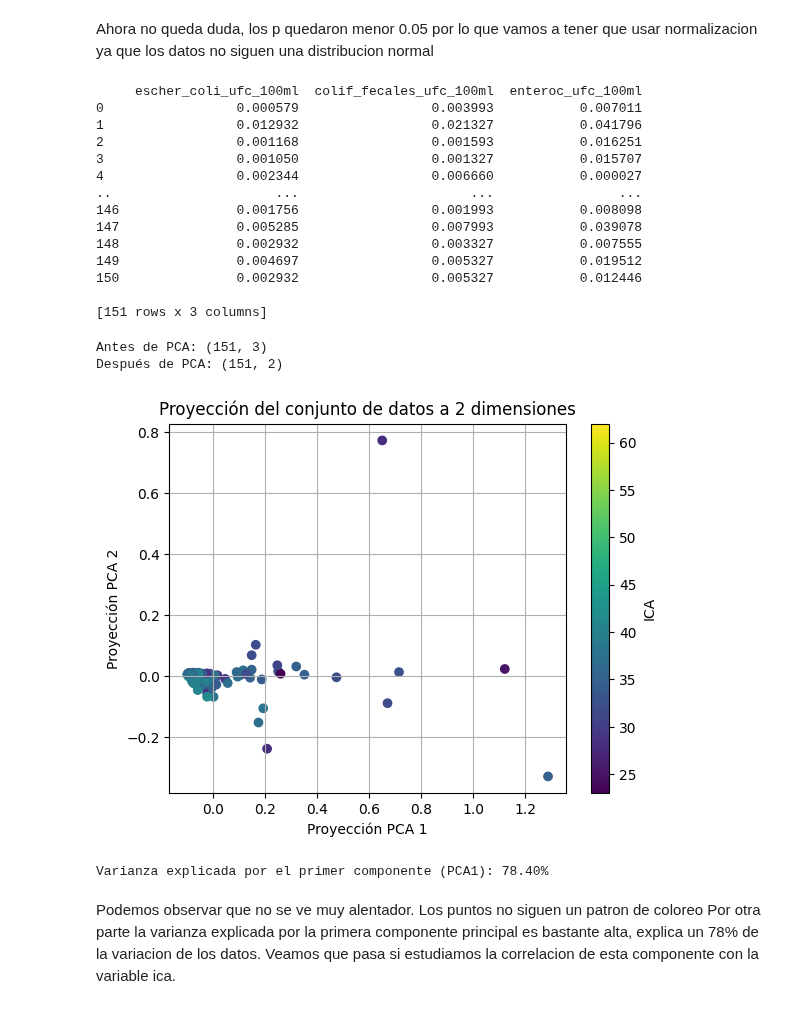
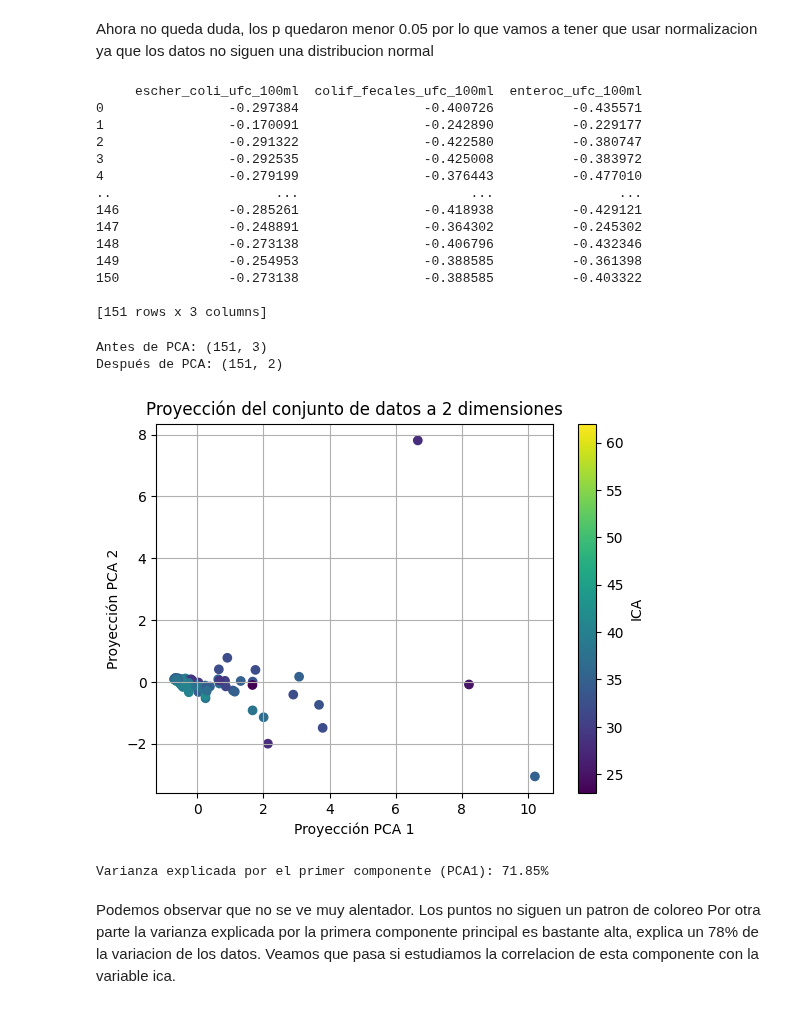
Before and after one commit to MaximoReynoso/TrabajoEspecial, a Jupyter notebook: TrabajoEspecial.ipynb, the cells around one changed output. Cells and saved outputs as stored; diff of their text form; code cells hidden in the pictures.

```diff
--- a/TrabajoEspecial.ipynb
+++ b/TrabajoEspecial.ipynb
@@ -230,57 +230,57 @@ Test de Shapiro-Wilk para caso primavera: Estadístico=0.489, p-valor=0.000
 # %% [markdown]
 Ahora no queda duda, los p quedaron menor 0.05 por lo que vamos a tener que usar normalizacion ya que los datos no siguen una distribucion normal
 # %%
-from sklearn.preprocessing import MinMaxScaler
+from sklearn.preprocessing import StandardScaler
 
 # Crear un objeto MinMaxScaler para normalizar de 0 a 1
-scaler = MinMaxScaler(feature_range=(0, 1))
-normalized_data = scaler.fit_transform(var_cont_fecal)
+scaler = StandardScaler()
+scalded_data = scaler.fit_transform(var_cont_fecal)
 
 # Convertir a DataFrame
-normalized_df = pd.DataFrame(normalized_data, columns=var_cont_fecal.columns)
-print(normalized_df)
+scaled_df = pd.DataFrame(scalded_data, columns=var_cont_fecal.columns)
+print(scaled_df)
 # %% [output]
      escher_coli_ufc_100ml  colif_fecales_ufc_100ml  enteroc_ufc_100ml
-0                 0.000579                 0.003993           0.007011
-1                 0.012932                 0.021327           0.041796
-2                 0.001168                 0.001593           0.016251
-3                 0.001050                 0.001327           0.015707
-4                 0.002344                 0.006660           0.000027
+0                -0.297384                -0.400726          -0.435571
+1                -0.170091                -0.242890          -0.229177
+2                -0.291322                -0.422580          -0.380747
+3                -0.292535                -0.425008          -0.383972
+4                -0.279199                -0.376443          -0.477010
 ..                     ...                      ...                ...
-146               0.001756                 0.001993           0.008098
-147               0.005285                 0.007993           0.039078
-148               0.002932                 0.003327           0.007555
-149               0.004697                 0.005327           0.019512
-150               0.002932                 0.005327           0.012446
+146              -0.285261                -0.418938          -0.429121
+147              -0.248891                -0.364302          -0.245302
+148              -0.273138                -0.406796          -0.432346
+149              -0.254953                -0.388585          -0.361398
+150              -0.273138                -0.388585          -0.403322
 
 [151 rows x 3 columns]
 # %%
 from sklearn.decomposition import PCA
 
 pca = PCA(n_components=2, whiten=False)
 
-principalComponents = pca.fit_transform(normalized_df)
-print('Antes de PCA: {}'.format(normalized_df.shape))
+principalComponents = pca.fit_transform(scaled_df)
+print('Antes de PCA: {}'.format(scaled_df.shape))
 print('Después de PCA: {}'.format(principalComponents.shape))
 
 plt.scatter(principalComponents[:,0], principalComponents[:,1], c=preprocessed_dataset["ica"], cmap='viridis')
 plt.colorbar(label='ICA', cmap='viridis')
 plt.grid(True)
 plt.xlabel('Proyección PCA 1')
 plt.ylabel('Proyección PCA 2')
 plt.title('Proyección del conjunto de datos a 2 dimensiones')
 plt.show()
 
 explained_variance = pca.explained_variance_ratio_
 
 # Varianza explicada por el primer componente (PCA1)
 variance_pca1 = explained_variance[0]
 print(f"Varianza explicada por el primer componente (PCA1): {variance_pca1:.2%}")
 # %% [output]
 Antes de PCA: (151, 3)
 Después de PCA: (151, 2)
-[figure, old version]
+[figure, new version]
-Varianza explicada por el primer componente (PCA1): 78.40%
+Varianza explicada por el primer componente (PCA1): 71.85%
 # %% [markdown]
 Podemos observar que no se ve muy alentador. Los puntos no siguen un patron de coloreo Por otra parte la varianza explicada por la primera componente principal es bastante alta, explica un 78% de la variacion de los datos. Veamos que pasa si estudiamos la correlacion de esta componente con la variable ica.
 # %%
```
Also changed, not shown: parts of 17 cells of this notebook.
